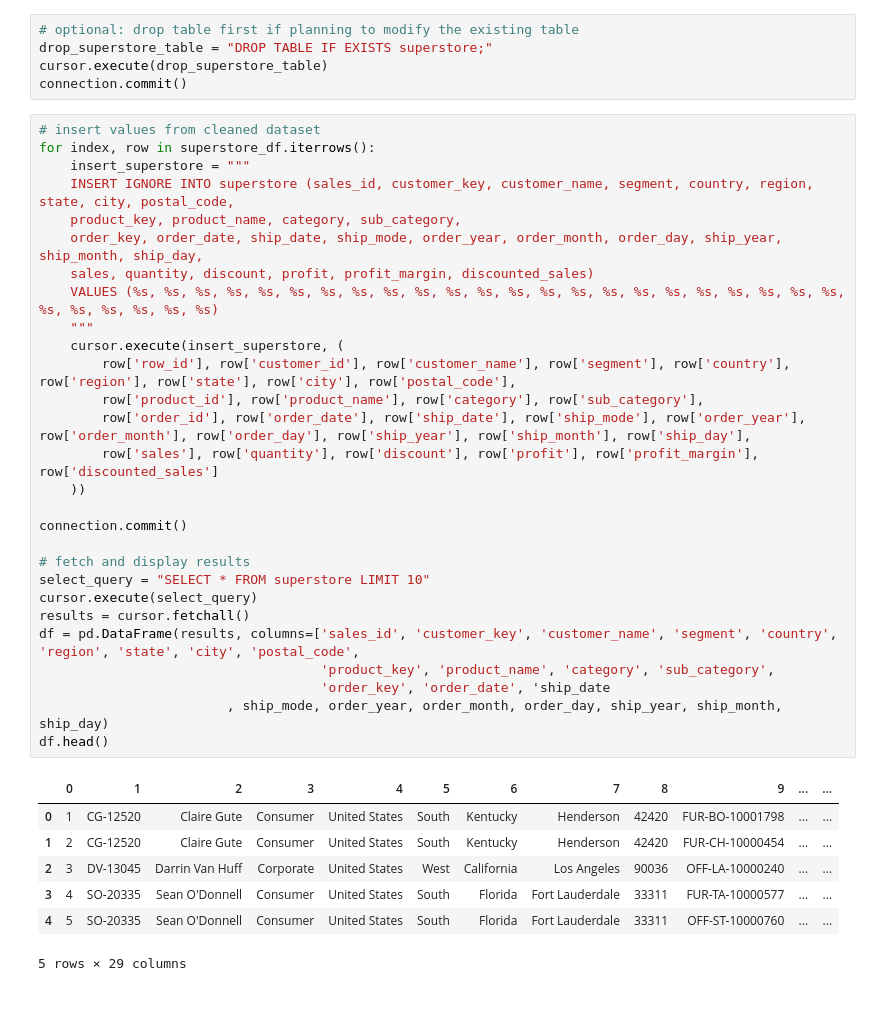
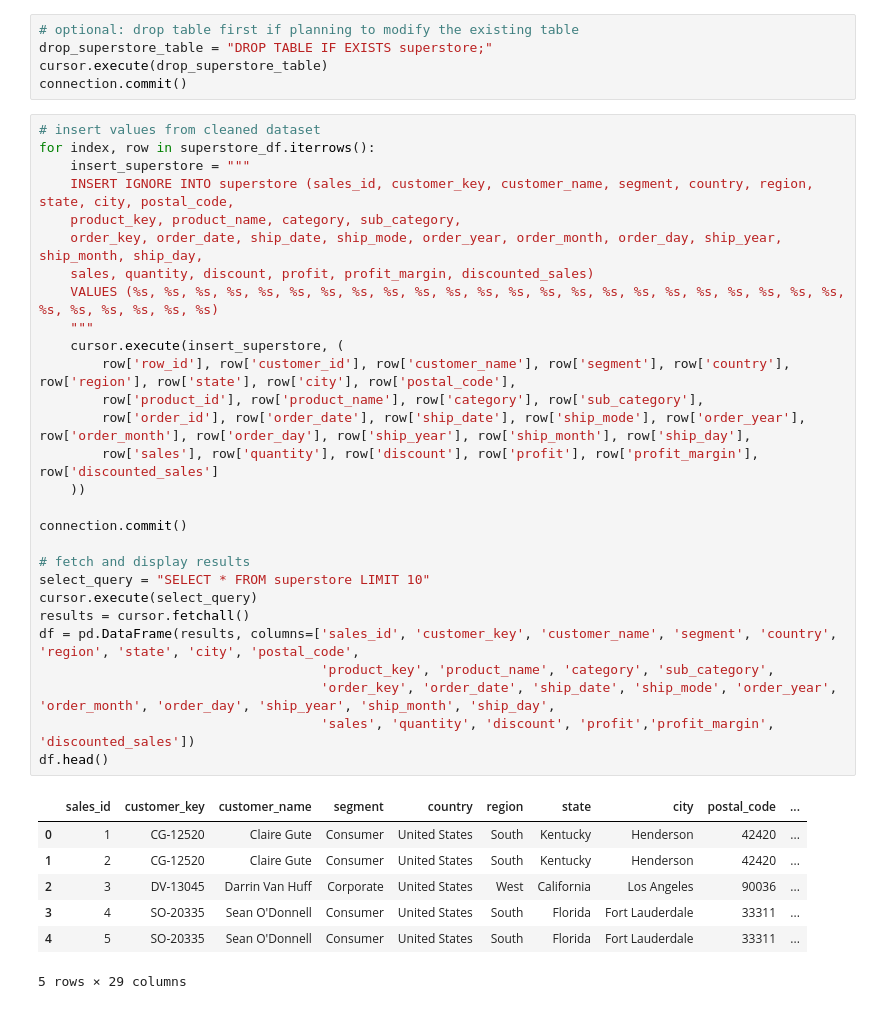
Before and after one commit to markcelemen/sales-performance-dashboard, a Jupyter notebook: dataset_to_sql.ipynb, the cells around one changed output. Drawn from its saved outputs; the diff is of its cells as text.

```diff
--- a/dataset_to_sql.ipynb
+++ b/dataset_to_sql.ipynb
@@ -371,36 +371,36 @@ connection.commit()
 # %%
 # insert values from cleaned dataset
 for index, row in superstore_df.iterrows():
     insert_superstore = """
     INSERT IGNORE INTO superstore (sales_id, customer_key, customer_name, segment, country, region, state, city, postal_code,
     product_key, product_name, category, sub_category,
     order_key, order_date, ship_date, ship_mode, order_year, order_month, order_day, ship_year, ship_month, ship_day,
     sales, quantity, discount, profit, profit_margin, discounted_sales)
     VALUES (%s, %s, %s, %s, %s, %s, %s, %s, %s, %s, %s, %s, %s, %s, %s, %s, %s, %s, %s, %s, %s, %s, %s, %s, %s, %s, %s, %s, %s)
     """
     cursor.execute(insert_superstore, (
         row['row_id'], row['customer_id'], row['customer_name'], row['segment'], row['country'], row['region'], row['state'], row['city'], row['postal_code'],
         row['product_id'], row['product_name'], row['category'], row['sub_category'],
         row['order_id'], row['order_date'], row['ship_date'], row['ship_mode'], row['order_year'], row['order_month'], row['order_day'], row['ship_year'], row['ship_month'], row['ship_day'],
         row['sales'], row['quantity'], row['discount'], row['profit'], row['profit_margin'], row['discounted_sales']
     ))
 
 connection.commit()
 
 # fetch and display results
 select_query = "SELECT * FROM superstore LIMIT 10"
 cursor.execute(select_query)
 results = cursor.fetchall()
 df = pd.DataFrame(results, columns=['sales_id', 'customer_key', 'customer_name', 'segment', 'country', 'region', 'state', 'city', 'postal_code',
                                     'product_key', 'product_name', 'category', 'sub_category',
-                                    'order_key', 'order_date', 'ship_date
-                        , ship_mode, order_year, order_month, order_day, ship_year, ship_month, ship_day)
+                                    'order_key', 'order_date', 'ship_date', 'ship_mode', 'order_year', 'order_month', 'order_day', 'ship_year', 'ship_month', 'ship_day',
+                                    'sales', 'quantity', 'discount', 'profit','profit_margin', 'discounted_sales'])
 df.head()
 # %% [output]
-|  | 0 | 1 | 2 | 3 | 4 | 5 | 6 | 7 | 8 | 9 | ... | ... |
-| 0 | 1 | CG-12520 | Claire Gute | Consumer | United States | South | Kentucky | Henderson | 42420 | FUR-BO-10001798 | ... | ... |
-| 1 | 2 | CG-12520 | Claire Gute | Consumer | United States | South | Kentucky | Henderson | 42420 | FUR-CH-10000454 | ... | ... |
-| 2 | 3 | DV-13045 | Darrin Van Huff | Corporate | United States | West | California | Los Angeles | 90036 | OFF-LA-10000240 | ... | ... |
-| 3 | 4 | SO-20335 | Sean O'Donnell | Consumer | United States | South | Florida | Fort Lauderdale | 33311 | FUR-TA-10000577 | ... | ... |
-| 4 | 5 | SO-20335 | Sean O'Donnell | Consumer | United States | South | Florida | Fort Lauderdale | 33311 | OFF-ST-10000760 | ... | ... |
+|  | sales_id | customer_key | customer_name | segment | country | region | state | city | postal_code | ... |
+| 0 | 1 | CG-12520 | Claire Gute | Consumer | United States | South | Kentucky | Henderson | 42420 | ... |
+| 1 | 2 | CG-12520 | Claire Gute | Consumer | United States | South | Kentucky | Henderson | 42420 | ... |
+| 2 | 3 | DV-13045 | Darrin Van Huff | Corporate | United States | West | California | Los Angeles | 90036 | ... |
+| 3 | 4 | SO-20335 | Sean O'Donnell | Consumer | United States | South | Florida | Fort Lauderdale | 33311 | ... |
+| 4 | 5 | SO-20335 | Sean O'Donnell | Consumer | United States | South | Florida | Fort Lauderdale | 33311 | ... |
 5 rows × 29 columns
```
